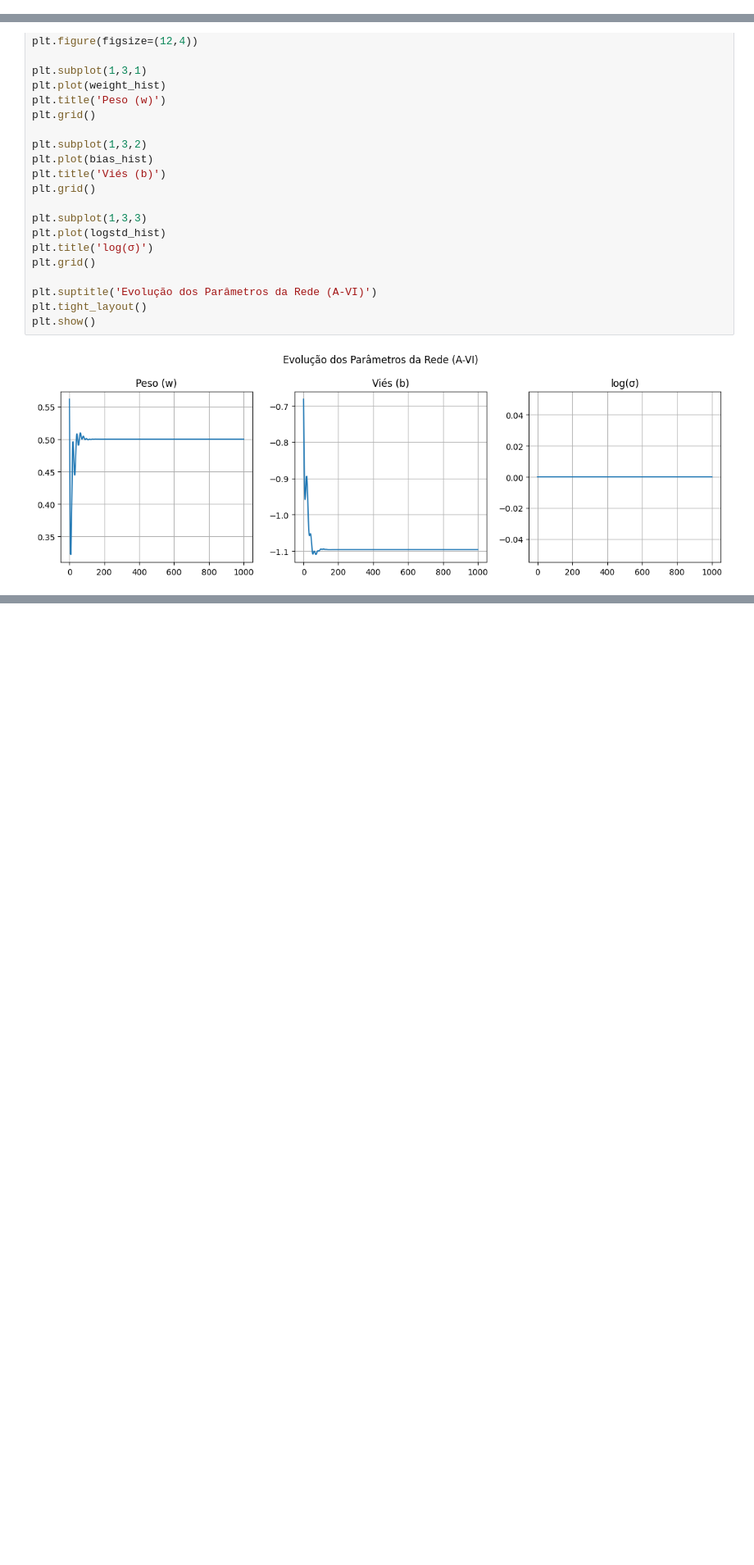
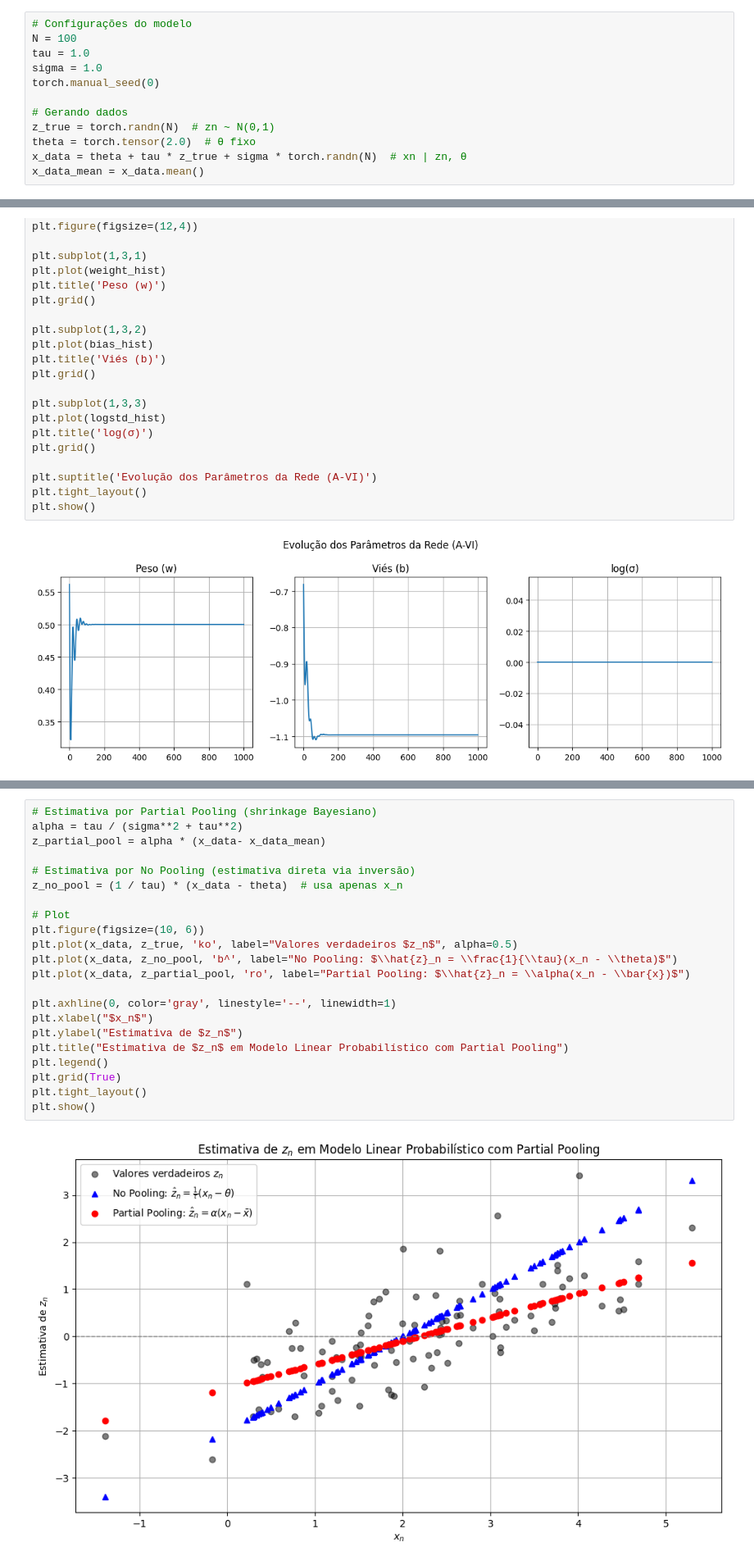
Before and after one commit to eduardammag/consumer_behavior_avi, a Jupyter notebook: modelo_linear_probabilístico.ipynb, the cells around one changed output, grey strips where cells are left out. Shown at 82% size. Saved outputs shown, nothing was run; the diff lists cells and outputs as text; blank space fills up the shorter version.

```diff
--- a/modelo_linear_probabilístico.ipynb
+++ b/modelo_linear_probabilístico.ipynb
@@ -0,0 +8,12 @@
+# %%
+# Configurações do modelo
+N = 100
+tau = 1.0
+sigma = 1.0
+torch.manual_seed(0)
+
+# Gerando dados
+z_true = torch.randn(N)  # zn ~ N(0,1)
+theta = torch.tensor(2.0)  # θ fixo
+x_data = theta + tau * z_true + sigma * torch.randn(N)  # xn | zn, θ
+x_data_mean = x_data.mean()
@@ -153,0 +290,24 @@ plt.show()
+# %%
+# Estimativa por Partial Pooling (shrinkage Bayesiano)
+alpha = tau / (sigma**2 + tau**2)
+z_partial_pool = alpha * (x_data- x_data_mean)
+
+# Estimativa por No Pooling (estimativa direta via inversão)
+z_no_pool = (1 / tau) * (x_data - theta)  # usa apenas x_n
+
+# Plot
+plt.figure(figsize=(10, 6))
+plt.plot(x_data, z_true, 'ko', label="Valores verdadeiros $z_n$", alpha=0.5)
+plt.plot(x_data, z_no_pool, 'b^', label="No Pooling: $\\hat{z}_n = \\frac{1}{\\tau}(x_n - \\theta)$")
+plt.plot(x_data, z_partial_pool, 'ro', label="Partial Pooling: $\\hat{z}_n = \\alpha(x_n - \\bar{x})$")
+
+plt.axhline(0, color='gray', linestyle='--', linewidth=1)
+plt.xlabel("$x_n$")
+plt.ylabel("Estimativa de $z_n$")
+plt.title("Estimativa de $z_n$ em Modelo Linear Probabilístico com Partial Pooling")
+plt.legend()
+plt.grid(True)
+plt.tight_layout()
+plt.show()
+# %% [output]
+[figure, added]
```
Also changed, not shown: parts of 12 cells of this notebook, 1 other file.
